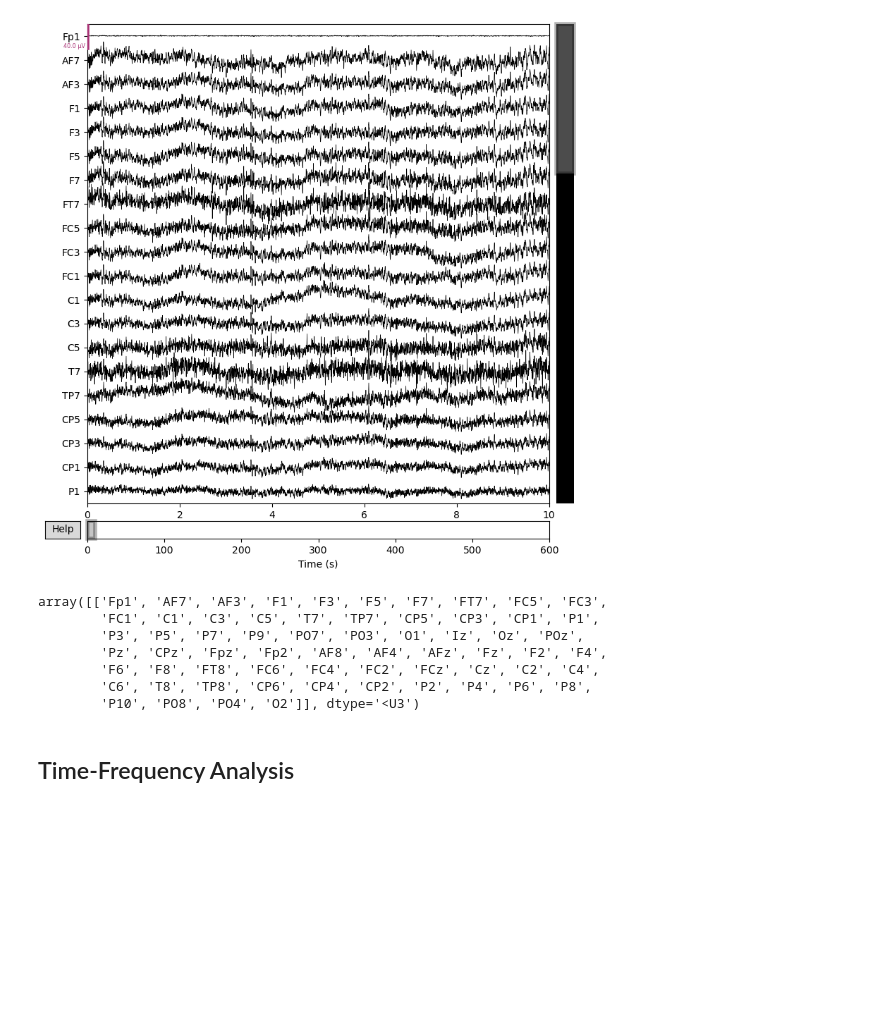
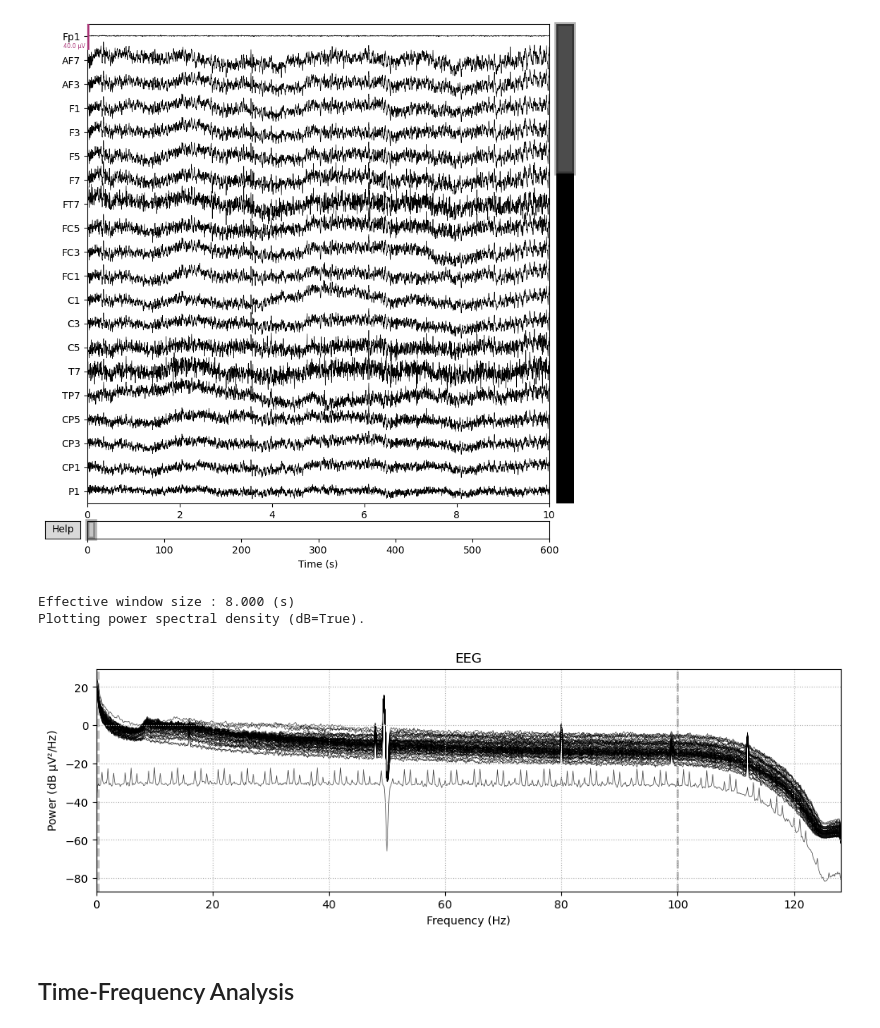
Before and after one commit to navnoorsingh0309/Brain_waves_analysis, a Jupyter notebook: main_TF.ipynb, the cells around one changed output. Saved outputs shown, nothing was run; the diff lists cells and outputs as text; code cells hidden in the pictures; blank space fills up the shorter version.

```diff
--- a/main_TF.ipynb
+++ b/main_TF.ipynb
@@ -124,17 +158,12 @@ filtered_data[0].plot();
 # %% [output]
 Using matplotlib as 2D backend.
 [figure]
-# %%
-# Getting channel names
-np.array(filtered_data[0].ch_names).reshape(1,64)
-# %% [output]
-array([['Fp1', 'AF7', 'AF3', 'F1', 'F3', 'F5', 'F7', 'FT7', 'FC5', 'FC3',
-        'FC1', 'C1', 'C3', 'C5', 'T7', 'TP7', 'CP5', 'CP3', 'CP1', 'P1',
-        'P3', 'P5', 'P7', 'P9', 'PO7', 'PO3', 'O1', 'Iz', 'Oz', 'POz',
-        'Pz', 'CPz', 'Fpz', 'Fp2', 'AF8', 'AF4', 'AFz', 'Fz', 'F2', 'F4',
-        'F6', 'F8', 'FT8', 'FC6', 'FC4', 'FC2', 'FCz', 'Cz', 'C2', 'C4',
-        'C6', 'T8', 'TP8', 'CP6', 'CP4', 'CP2', 'P2', 'P4', 'P6', 'P8',
-        'P10', 'PO8', 'PO4', 'O2']], dtype='<U3')
+# %%
+filtered_data[0].compute_psd().plot(picks="data", exclude="bads", amplitude=False)
+# %% [output]
+Effective window size : 8.000 (s)
+Plotting power spectral density (dB=True).
+[figure, added]
 # %% [markdown]
 ## Time-Frequency Analysis
 # %%
```
Also changed, not shown: parts of 10 cells of this notebook.
